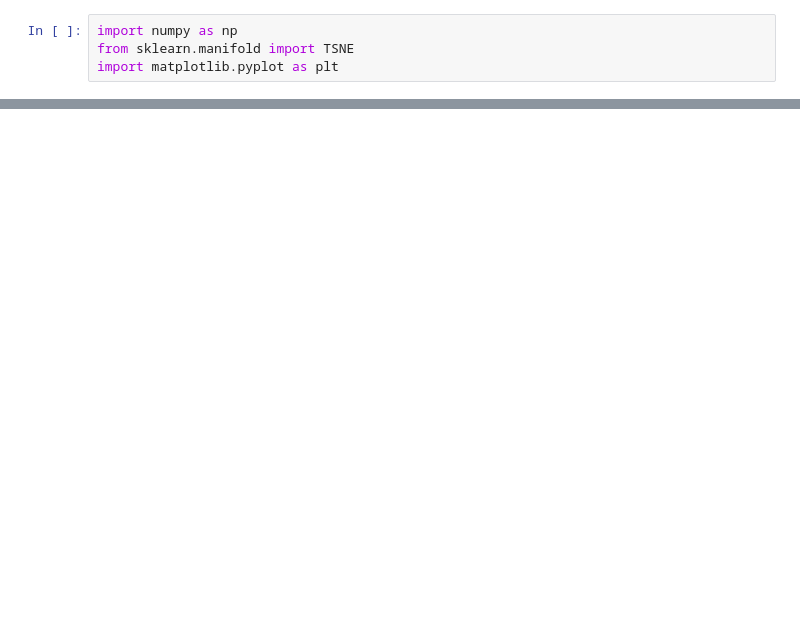
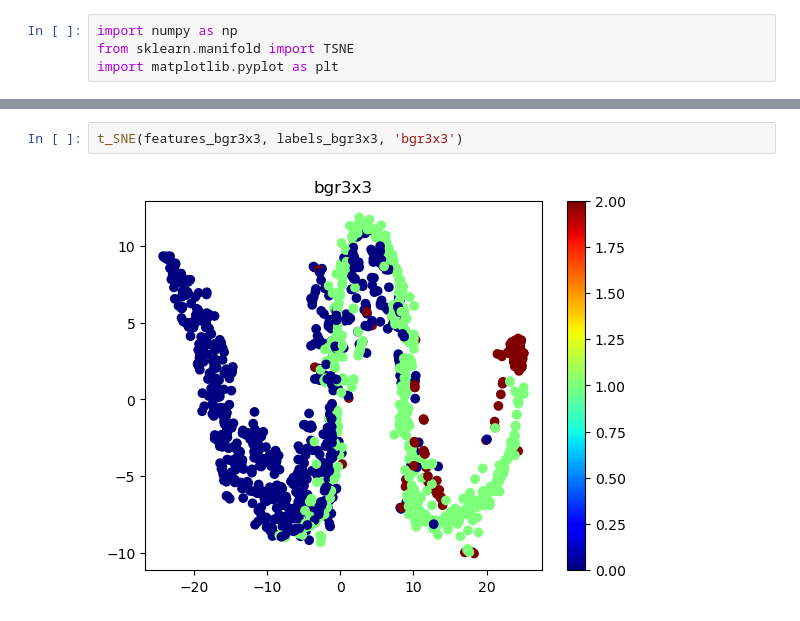
Before and after one commit to crisi7/Road_Recognition, a Jupyter notebook: FeatureX/TSNE.ipynb, the cells around one changed output, grey strips where cells are left out. Cells and saved outputs as stored; diff of their text form; blank space fills up the shorter version.

```diff
--- a/FeatureX/TSNE.ipynb
+++ b/FeatureX/TSNE.ipynb
@@ -30,0 +47,4 @@ t_SNE(features_bgr1x1, labels_bgr1x1)
+# %%
+t_SNE(features_bgr3x3, labels_bgr3x3, 'bgr3x3')
+# %% [output]
+[figure, added]
```
Also changed, not shown: parts of 6 cells of this notebook, 18 other files.
